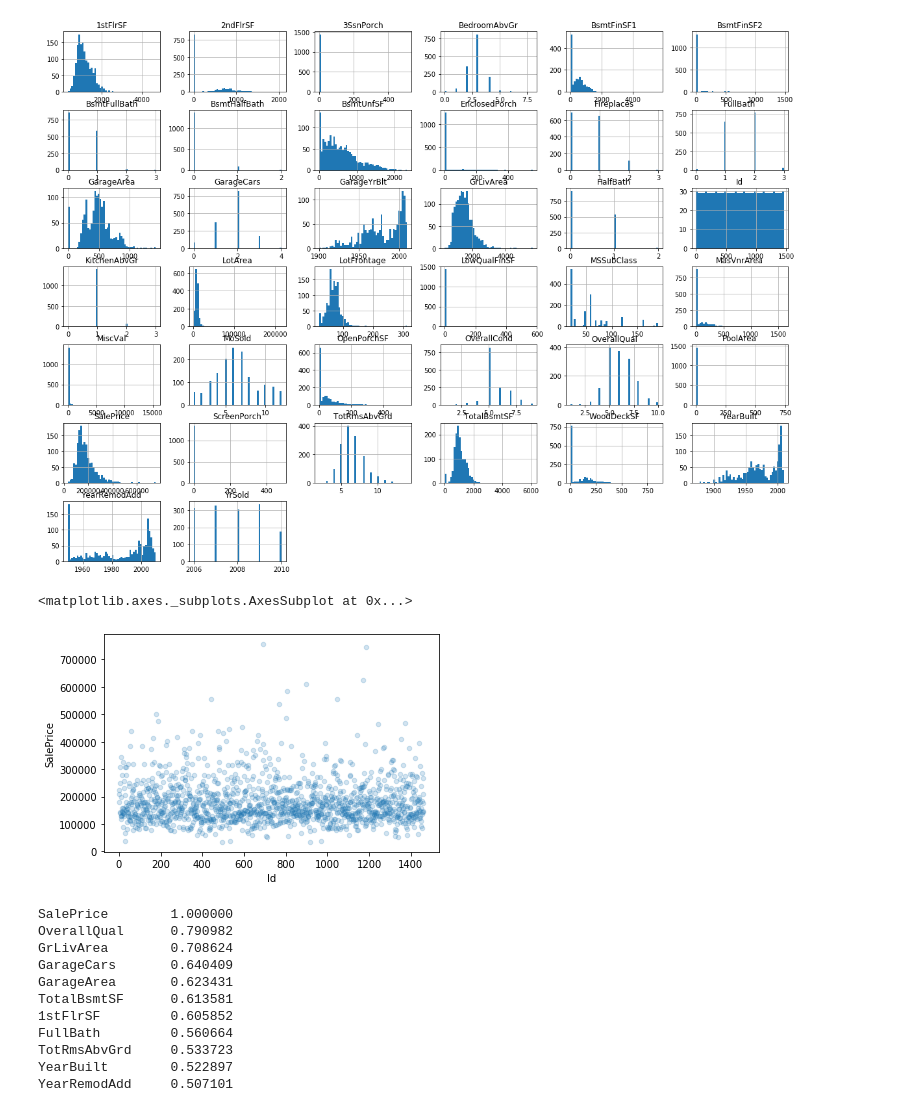
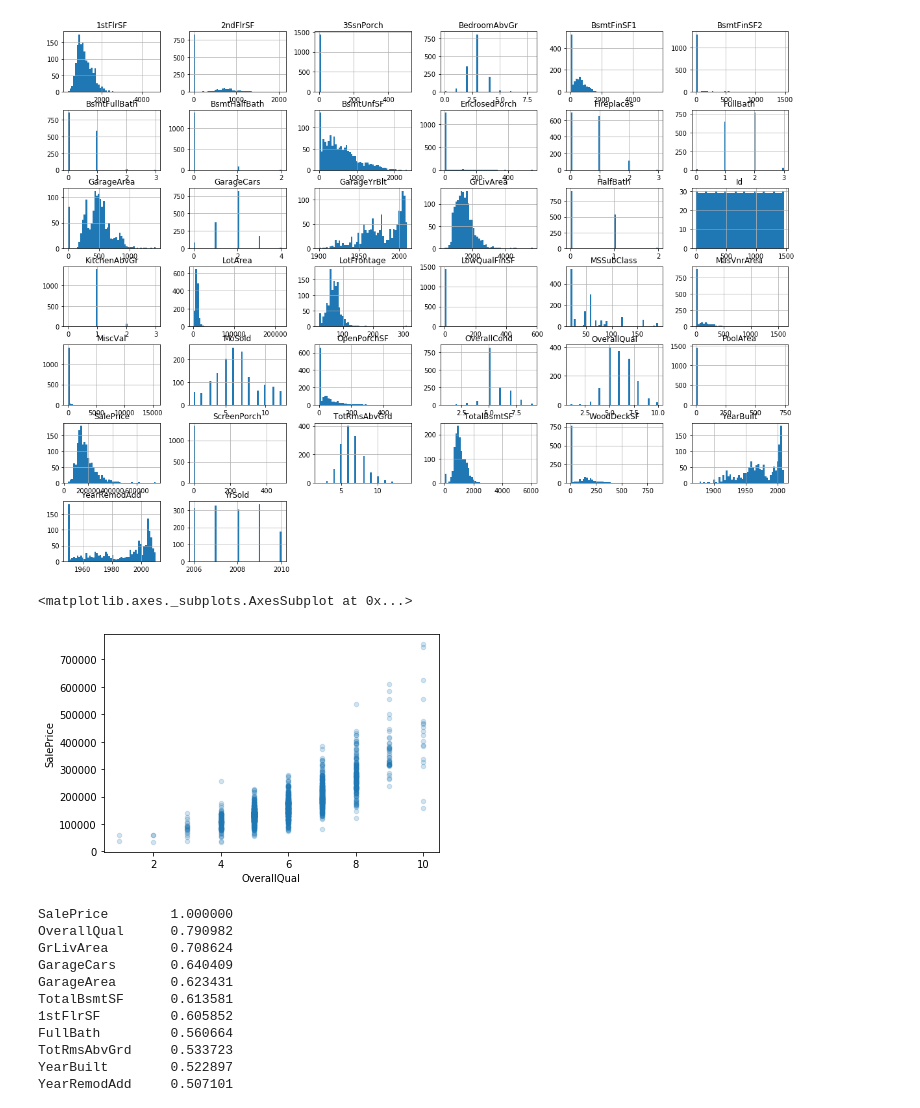
Before and after one commit to feng24/CSE_574_Project, a Jupyter notebook: house_price.ipynb, the cells around one changed output. Drawn from its saved outputs; the diff is of its cells as text; code cells hidden in the pictures.

```diff
--- a/house_price.ipynb
+++ b/house_price.ipynb
@@ -90,10 +90,10 @@ plt.show()
 [figure]
 # %%
 train_copy = train.copy()
-train_copy.plot(kind='scatter', x='Id', y='SalePrice', alpha = 0.2)
+train_copy.plot(kind='scatter', x='OverallQual', y='SalePrice', alpha = 0.2)
 # %% [output]
 <matplotlib.axes._subplots.AxesSubplot at 0x...>
-[figure, old version]
+[figure, new version]
 # %%
 corr_train = train_copy.corr()
 corr_train['SalePrice'].sort_values(ascending = False)
```
Also changed, not shown: parts of 9 cells of this notebook.
